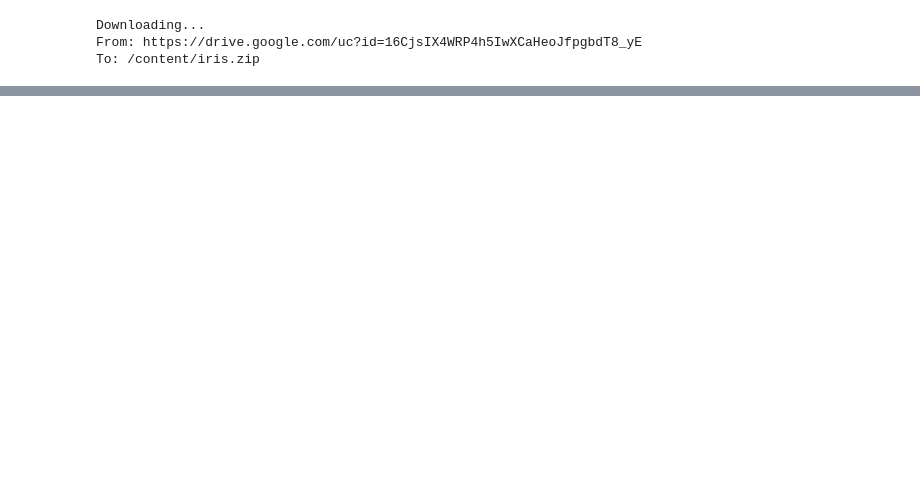
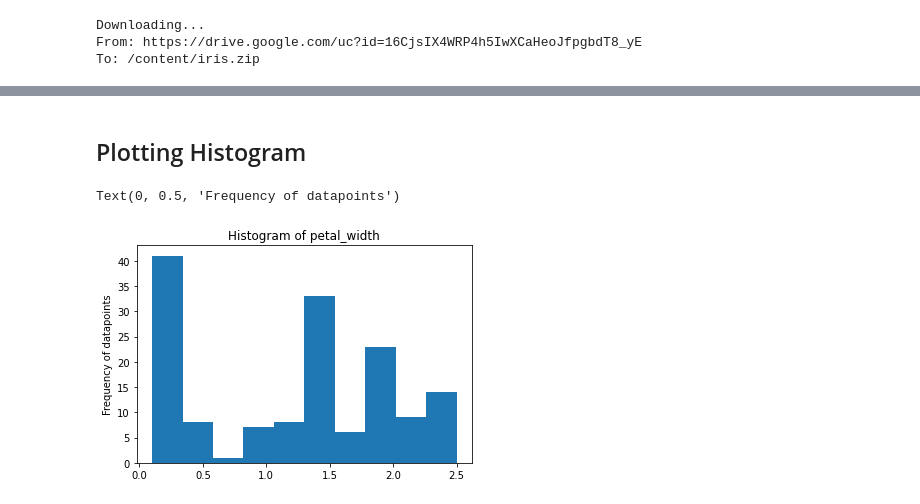
Before and after one commit to hands-on-data/ColabFiles, a Jupyter notebook: Data_Visualization.ipynb, the cells around one changed output, grey strips where cells are left out. Drawn from its saved outputs; the diff is of its cells as text; code cells hidden in the pictures; blank space fills up the shorter version.

```diff
--- a/Data_Visualization.ipynb
+++ b/Data_Visualization.ipynb
@@ -135,0 +107,11 @@ fig.show()
+# %% [markdown]
+## Plotting Histogram
+# %%
+fig, ax = plt.subplots()                # Creating axes and figures
+ax.hist(data_features['petal_width'])   # Library function to plot histogram
+
+ax.set_title('Histogram of petal_width')
+ax.set_ylabel('Frequency of datapoints')
+# %% [output]
+Text(0, 0.5, 'Frequency of datapoints')
+[figure, added]
```
Also changed, not shown: parts of 30 cells of this notebook.
